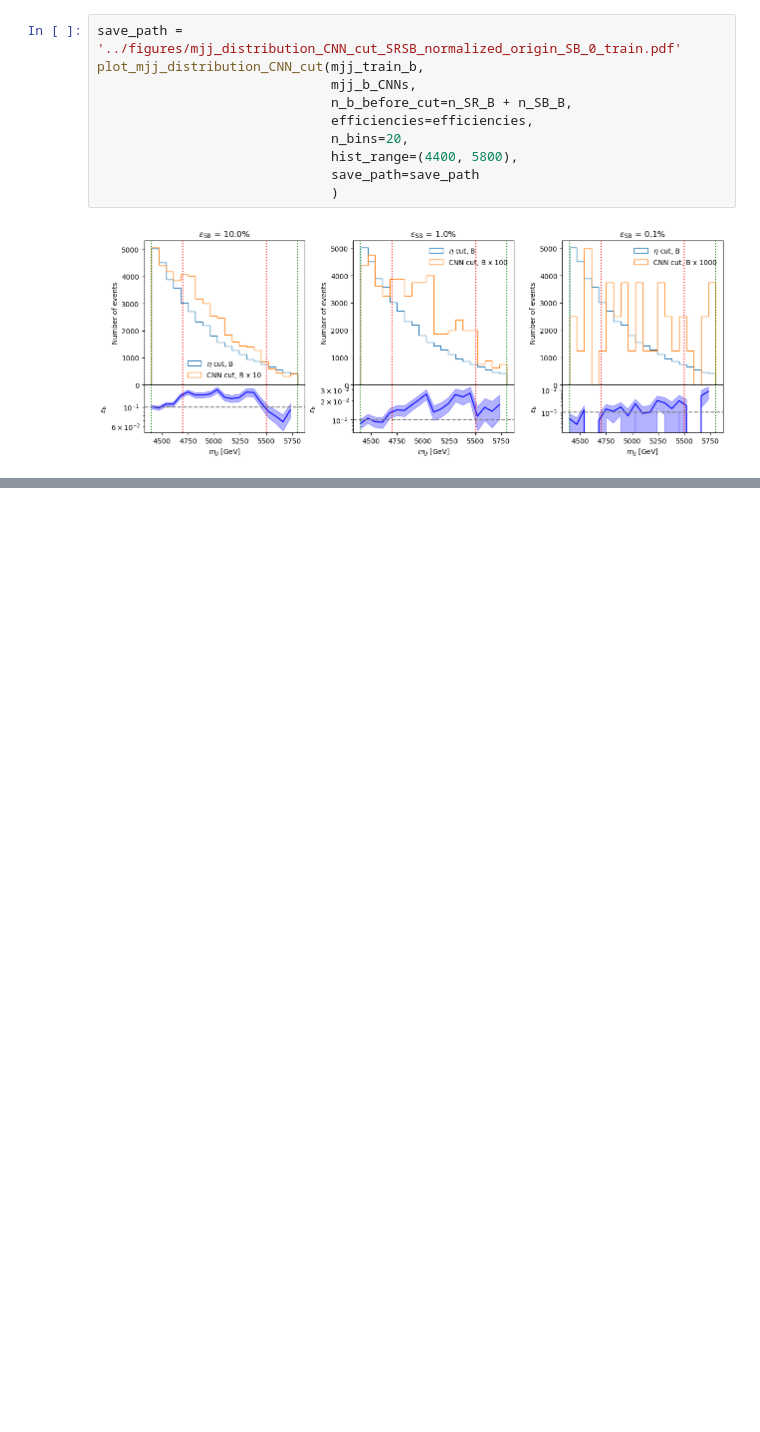
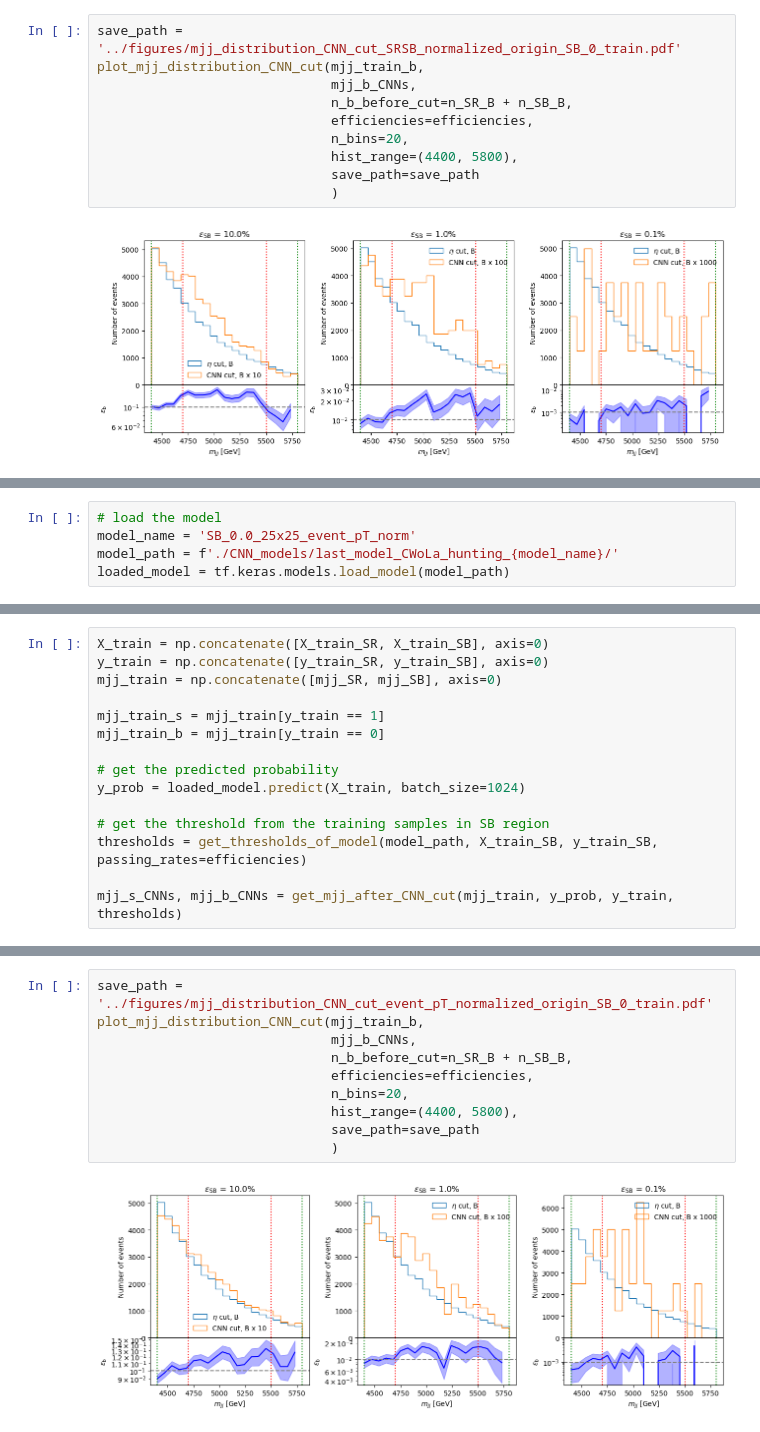
Before and after one commit to r10222035/data_augmentation, a Jupyter notebook: CNN/plot_mjj_distribution.ipynb, the cells around one changed output, grey strips where cells are left out. Drawn from its saved outputs; the diff is of its cells as text; blank space fills up the shorter version.

```diff
--- a/CNN/plot_mjj_distribution.ipynb
+++ b/CNN/plot_mjj_distribution.ipynb
@@ -661,0 +737,5 @@ plot_mjj_distribution_CNN_cut(mjj_train_b,
+# %%
+# load the model
+model_name = 'SB_0.0_25x25_event_pT_norm'
+model_path = f'./CNN_models/last_model_CWoLa_hunting_{model_name}/'
+loaded_model = tf.keras.models.load_model(model_path)
@@ -661,0 +771,15 @@ plot_mjj_distribution_CNN_cut(mjj_train_b,
+# %%
+X_train = np.concatenate([X_train_SR, X_train_SB], axis=0)
+y_train = np.concatenate([y_train_SR, y_train_SB], axis=0)
+mjj_train = np.concatenate([mjj_SR, mjj_SB], axis=0)
+
+mjj_train_s = mjj_train[y_train == 1]
+mjj_train_b = mjj_train[y_train == 0]
+
+# get the predicted probability
+y_prob = loaded_model.predict(X_train, batch_size=1024)
+
+# get the threshold from the training samples in SB region
+thresholds = get_thresholds_of_model(model_path, X_train_SB, y_train_SB, passing_rates=efficiencies)
+
+mjj_s_CNNs, mjj_b_CNNs = get_mjj_after_CNN_cut(mjj_train, y_prob, y_train, thresholds)
@@ -661,0 +789,12 @@ plot_mjj_distribution_CNN_cut(mjj_train_b,
+# %%
+save_path = '../figures/mjj_distribution_CNN_cut_event_pT_normalized_origin_SB_0_train.pdf'
+plot_mjj_distribution_CNN_cut(mjj_train_b,
+                              mjj_b_CNNs,
+                              n_b_before_cut=n_SR_B + n_SB_B,
+                              efficiencies=efficiencies,
+                              n_bins=20,
+                              hist_range=(4400, 5800),
+                              save_path=save_path
+                              )
+# %% [output]
+[figure, added]
```
Also changed, not shown: parts of 11 cells of this notebook, 7 other files.
